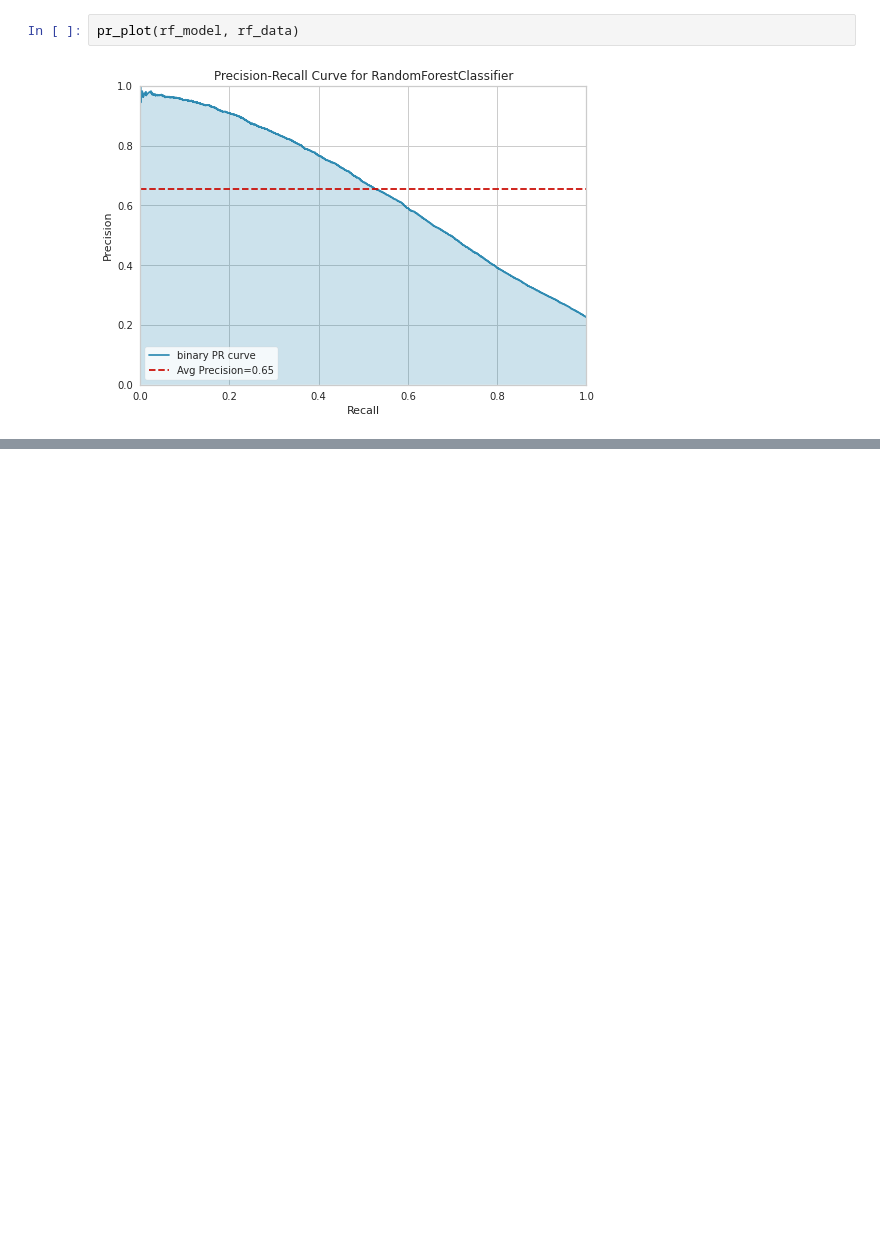
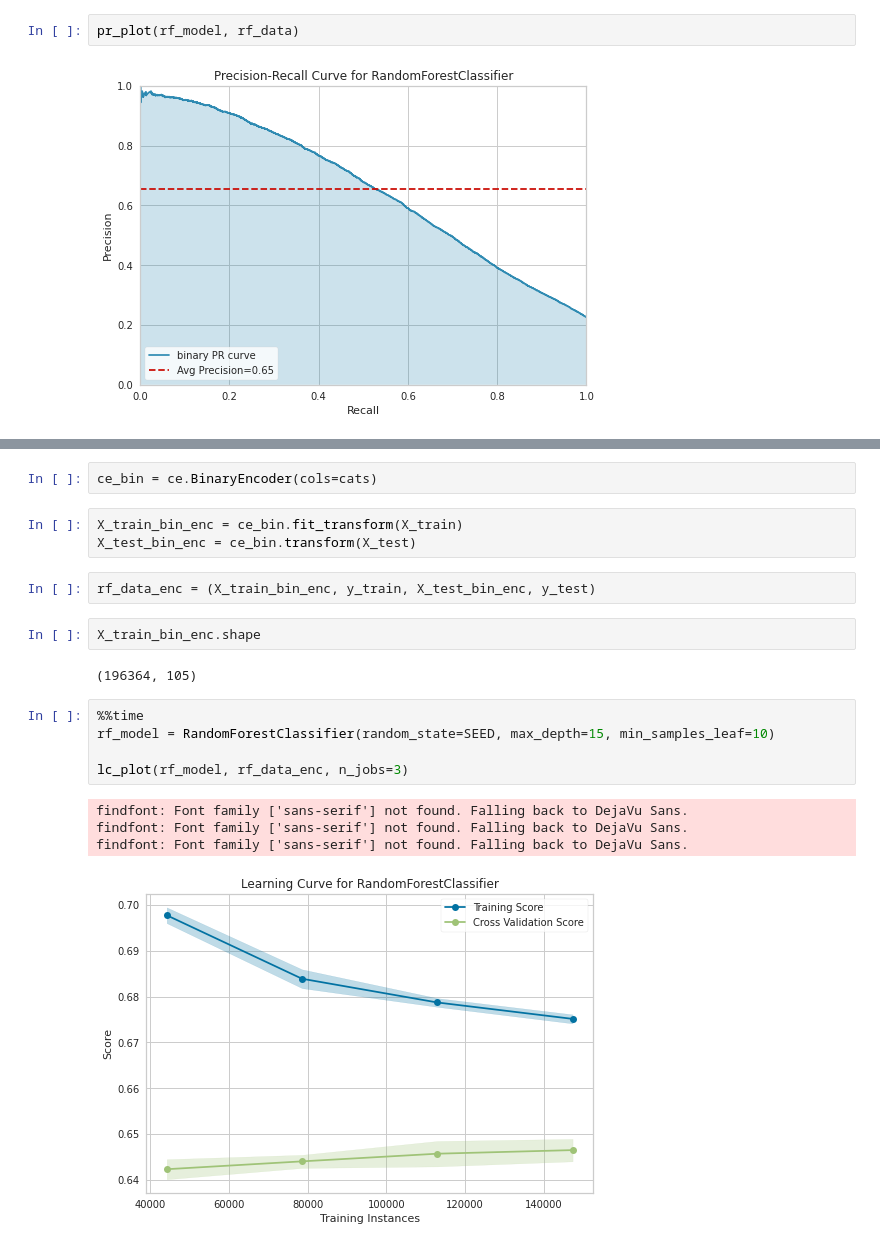
Before and after one commit to hadi-gharibi/oreh_yreviled, a Jupyter notebook: notebooks/03-modeling.ipynb, the cells around one changed output, grey strips where cells are left out. Saved outputs shown, nothing was run; the diff lists cells and outputs as text; blank space fills up the shorter version.

```diff
--- a/notebooks/03-modeling.ipynb
+++ b/notebooks/03-modeling.ipynb
@@ -150,0 +166,21 @@ lc_plot(rf_model, rf_data, n_jobs=2)
+# %%
+ce_bin = ce.BinaryEncoder(cols=cats)
+# %%
+X_train_bin_enc = ce_bin.fit_transform(X_train)
+X_test_bin_enc = ce_bin.transform(X_test)
+# %%
+rf_data_enc = (X_train_bin_enc, y_train, X_test_bin_enc, y_test)
+# %%
+X_train_bin_enc.shape
+# %% [output]
+(196364, 105)
+# %%
+%%time
+rf_model = RandomForestClassifier(random_state=SEED, max_depth=15, min_samples_leaf=10)
+
+lc_plot(rf_model, rf_data_enc, n_jobs=3)
+# %% [output]
+findfont: Font family ['sans-serif'] not found. Falling back to DejaVu Sans.
+findfont: Font family ['sans-serif'] not found. Falling back to DejaVu Sans.
+findfont: Font family ['sans-serif'] not found. Falling back to DejaVu Sans.
+[figure, added]
```
Also changed, not shown: parts of 12 cells of this notebook.
